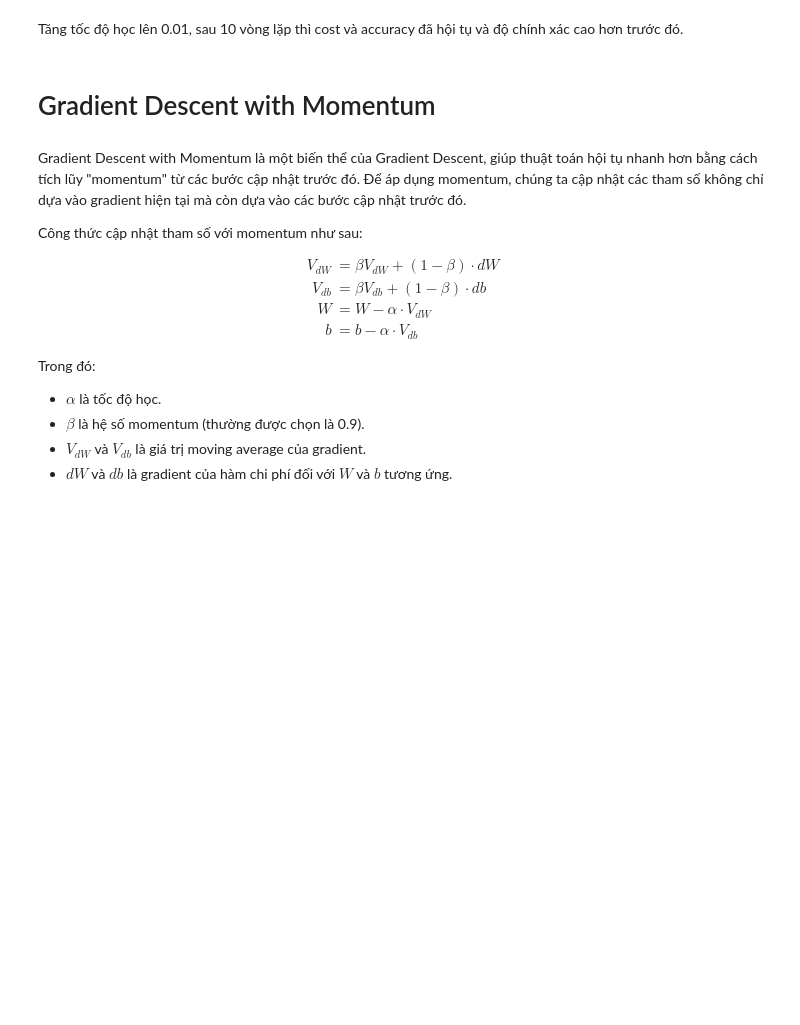
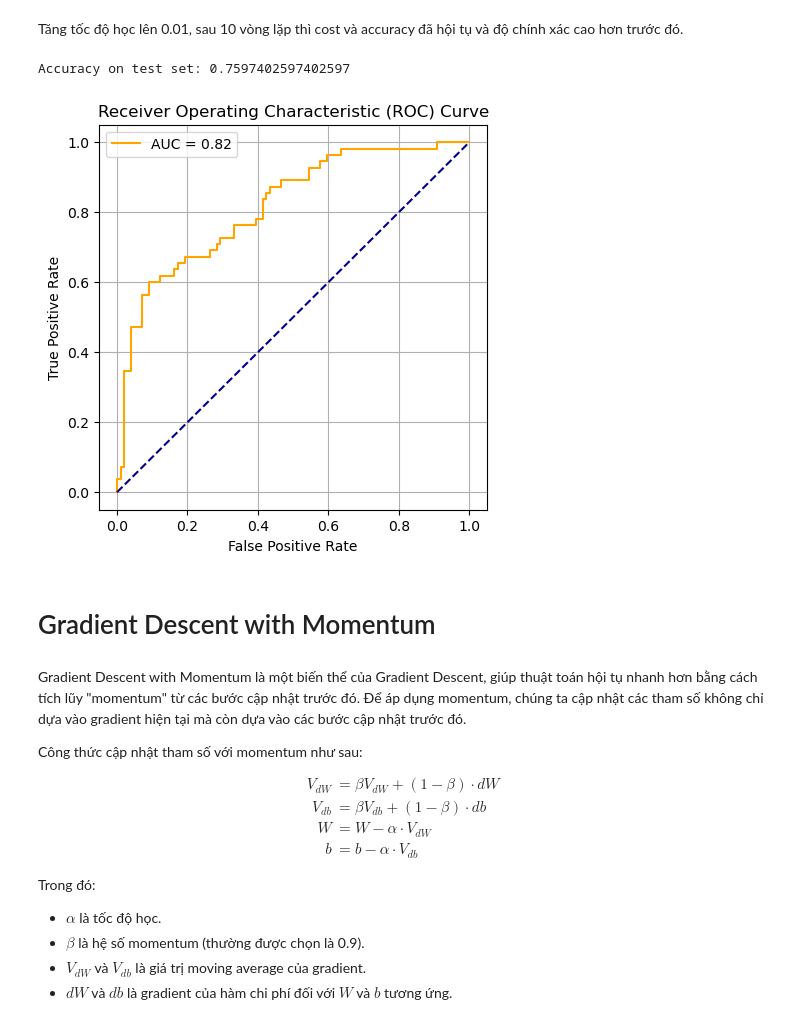
Before and after one commit to HaiAu2501/Neural-Network, a Jupyter notebook: Classification/Logistic Regression/LogisticRegression_NN.ipynb, the cells around one changed output. Cells and saved outputs as stored; diff of their text form; code cells hidden in the pictures; blank space fills up the shorter version.

```diff
--- a/Classification/Logistic Regression/LogisticRegression_NN.ipynb
+++ b/Classification/Logistic Regression/LogisticRegression_NN.ipynb
@@ -127,4 +160,4 @@ plt.show()
 # %%
-# Huấn luyện mô hình với tốc độ học 0.1 và số vòng lặp 500
-W, b, costs, accuracies = logistic_regression_nn(X_train_T, y_train_T, learning_rate=0.1, num_iterations=500)
+# Huấn luyện mô hình với tốc độ học 0.1 và số vòng lặp 1000
+W, b, costs, accuracies = logistic_regression_nn(X_train_T, y_train_T, learning_rate=0.1, num_iterations=1000)
 # %% [output]
@@ -189,9 +234,9 @@ def logistic_regression_nn_sgd(X, Y, learning_rate, num_iterations):
             cost_j = compute_cost(Y_j, A_j)
             cost_sum += cost_j
 
-            dZ_j = A_j - Y_j
-            dW_j = np.dot(dZ_j, X_j.T)
-            db_j = np.sum(dZ_j)
+            E_j = A_j - Y_j
+            dW_j = np.dot(E_j, X_j.T)
+            db_j = np.sum(E_j)
 
             W -= learning_rate * dW_j
             b -= learning_rate * db_j
@@ -257,6 +302,42 @@ Iteration 80, Cost: 0.47497016674077874, Accuracy: 0.7736156351791531
 Iteration 90, Cost: 0.4749701667407789, Accuracy: 0.7736156351791531
 # %% [markdown]
 Tăng tốc độ học lên 0.01, sau 10 vòng lặp thì cost và accuracy đã hội tụ và độ chính xác cao hơn trước đó.
+# %%
+# Dự đoán nhãn cho tập kiểm thử
+Y_test_pred = predict(X_test_T, W, b)
+
+# Đánh giá độ chính xác
+accuracy_test = evaluate(Y_test_pred, y_test_T)
+print(f"Accuracy on test set: {accuracy_test}")
+# %% [output]
+Accuracy on test set: 0.7597402597402597
+# %%
+from sklearn.metrics import roc_curve, roc_auc_score
+
+def predict_probabilities(W, b, X):
+    Z = np.dot(W, X) + b
+    A = sigmoid(Z)
+    return A.squeeze()
+
+def plot_roc_curve(y_true, y_score):
+    fpr, tpr, _ = roc_curve(y_true, y_score)
+    auc = roc_auc_score(y_true, y_score)
+
+    plt.figure(figsize=(5, 5))
+    plt.plot(fpr, tpr, color='orange', label=f'AUC = {auc:.2f}')
+    plt.plot([0, 1], [0, 1], color='darkblue', linestyle='--')
+    plt.xlabel('False Positive Rate')
+    plt.ylabel('True Positive Rate')
+    plt.title('Receiver Operating Characteristic (ROC) Curve')
+    plt.legend()
+    plt.grid(True)
+    plt.show()
+
+
+y_score = predict_probabilities(W, b, X_test_T)
+plot_roc_curve(y_test, y_score)
+# %% [output]
+[figure, added]
 # %% [markdown]
 # Gradient Descent with Momentum
 # %% [markdown]
```
Also changed, not shown: parts of 18 cells of this notebook.
